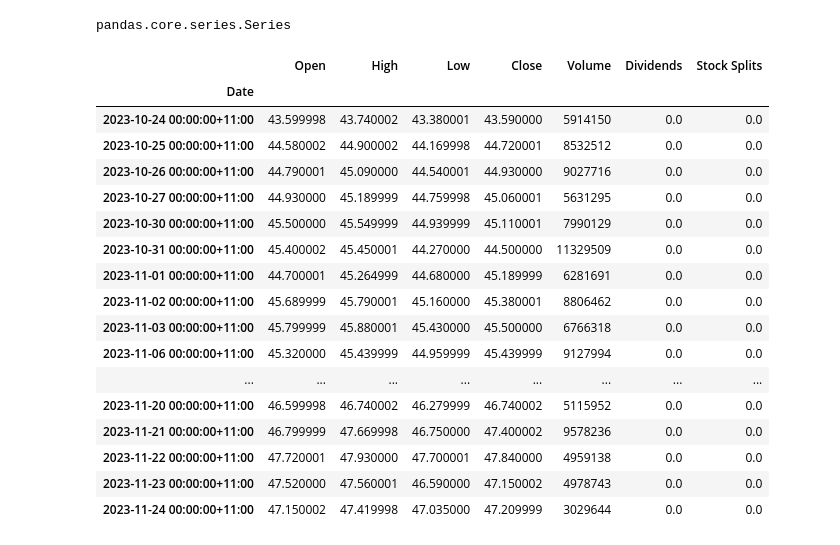
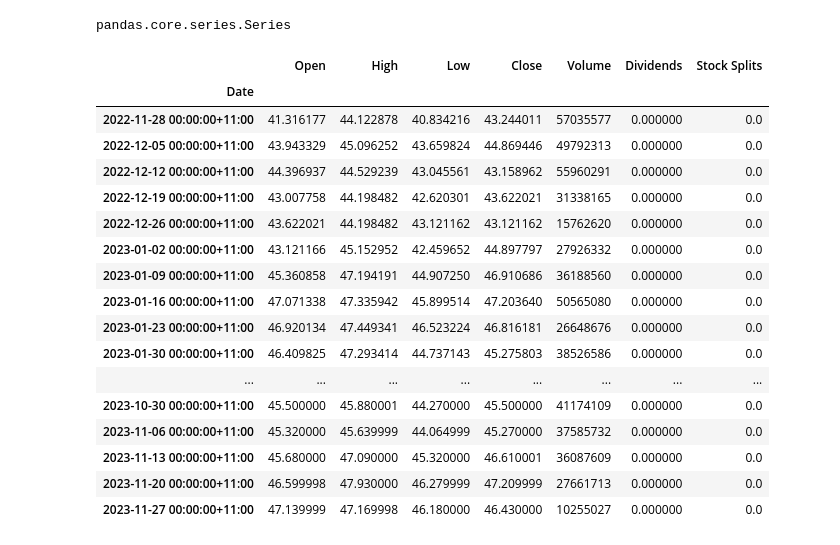
Before and after one commit to lordtahdus/Portfolio_Optimisation, a Jupyter notebook: explore_data.ipynb, the cells around one changed output. Saved outputs shown, nothing was run; the diff lists cells and outputs as text; code cells hidden in the pictures.

```diff
--- a/explore_data.ipynb
+++ b/explore_data.ipynb
@@ -51,23 +51,23 @@ data = msft.history(period="3mo", interval="1wk")
 # %% [output]
 pandas.core.series.Series
 # %%
-yf.Ticker("BHP.AX").history()
+yf.Ticker("BHP.AX").history(period="1y", interval='1wk')
 # %% [output]
 |  | Open | High | Low | Close | Volume | Dividends | Stock Splits |
 | Date |  |  |  |  |  |  |  |
-| 2023-10-24 00:00:00+11:00 | 43.599998 | 43.740002 | 43.380001 | 43.590000 | 5914150 | 0.0 | 0.0 |
-| 2023-10-25 00:00:00+11:00 | 44.580002 | 44.900002 | 44.169998 | 44.720001 | 8532512 | 0.0 | 0.0 |
-| 2023-10-26 00:00:00+11:00 | 44.790001 | 45.090000 | 44.540001 | 44.930000 | 9027716 | 0.0 | 0.0 |
-| 2023-10-27 00:00:00+11:00 | 44.930000 | 45.189999 | 44.759998 | 45.060001 | 5631295 | 0.0 | 0.0 |
-| 2023-10-30 00:00:00+11:00 | 45.500000 | 45.549999 | 44.939999 | 45.110001 | 7990129 | 0.0 | 0.0 |
-| 2023-10-31 00:00:00+11:00 | 45.400002 | 45.450001 | 44.270000 | 44.500000 | 11329509 | 0.0 | 0.0 |
-| 2023-11-01 00:00:00+11:00 | 44.700001 | 45.264999 | 44.680000 | 45.189999 | 6281691 | 0.0 | 0.0 |
-| 2023-11-02 00:00:00+11:00 | 45.689999 | 45.790001 | 45.160000 | 45.380001 | 8806462 | 0.0 | 0.0 |
-| 2023-11-03 00:00:00+11:00 | 45.799999 | 45.880001 | 45.430000 | 45.500000 | 6766318 | 0.0 | 0.0 |
-| 2023-11-06 00:00:00+11:00 | 45.320000 | 45.439999 | 44.959999 | 45.439999 | 9127994 | 0.0 | 0.0 |
+| 2022-11-28 00:00:00+11:00 | 41.316177 | 44.122878 | 40.834216 | 43.244011 | 57035577 | 0.000000 | 0.0 |
+| 2022-12-05 00:00:00+11:00 | 43.943329 | 45.096252 | 43.659824 | 44.869446 | 49792313 | 0.000000 | 0.0 |
+| 2022-12-12 00:00:00+11:00 | 44.396937 | 44.529239 | 43.045561 | 43.158962 | 55960291 | 0.000000 | 0.0 |
+| 2022-12-19 00:00:00+11:00 | 43.007758 | 44.198482 | 42.620301 | 43.622021 | 31338165 | 0.000000 | 0.0 |
+| 2022-12-26 00:00:00+11:00 | 43.622021 | 44.198482 | 43.121162 | 43.121162 | 15762620 | 0.000000 | 0.0 |
+| 2023-01-02 00:00:00+11:00 | 43.121166 | 45.152952 | 42.459652 | 44.897797 | 27926332 | 0.000000 | 0.0 |
+| 2023-01-09 00:00:00+11:00 | 45.360858 | 47.194191 | 44.907250 | 46.910686 | 36188560 | 0.000000 | 0.0 |
+| 2023-01-16 00:00:00+11:00 | 47.071338 | 47.335942 | 45.899514 | 47.203640 | 50565080 | 0.000000 | 0.0 |
+| 2023-01-23 00:00:00+11:00 | 46.920134 | 47.449341 | 46.523224 | 46.816181 | 26648676 | 0.000000 | 0.0 |
+| 2023-01-30 00:00:00+11:00 | 46.409825 | 47.293414 | 44.737143 | 45.275803 | 38526586 | 0.000000 | 0.0 |
 | ... | ... | ... | ... | ... | ... | ... | ... |
-| 2023-11-20 00:00:00+11:00 | 46.599998 | 46.740002 | 46.279999 | 46.740002 | 5115952 | 0.0 | 0.0 |
-| 2023-11-21 00:00:00+11:00 | 46.799999 | 47.669998 | 46.750000 | 47.400002 | 9578236 | 0.0 | 0.0 |
-| 2023-11-22 00:00:00+11:00 | 47.720001 | 47.930000 | 47.700001 | 47.840000 | 4959138 | 0.0 | 0.0 |
-| 2023-11-23 00:00:00+11:00 | 47.520000 | 47.560001 | 46.590000 | 47.150002 | 4978743 | 0.0 | 0.0 |
-| 2023-11-24 00:00:00+11:00 | 47.150002 | 47.419998 | 47.035000 | 47.209999 | 3029644 | 0.0 | 0.0 |
+| 2023-10-30 00:00:00+11:00 | 45.500000 | 45.880001 | 44.270000 | 45.500000 | 41174109 | 0.000000 | 0.0 |
+| 2023-11-06 00:00:00+11:00 | 45.320000 | 45.639999 | 44.064999 | 45.270000 | 37585732 | 0.000000 | 0.0 |
+| 2023-11-13 00:00:00+11:00 | 45.680000 | 47.090000 | 45.320000 | 46.610001 | 36087609 | 0.000000 | 0.0 |
+| 2023-11-20 00:00:00+11:00 | 46.599998 | 47.930000 | 46.279999 | 47.209999 | 27661713 | 0.000000 | 0.0 |
+| 2023-11-27 00:00:00+11:00 | 47.139999 | 47.169998 | 46.180000 | 46.430000 | 10255027 | 0.000000 | 0.0 |
```
Also changed, not shown: 4 other files.
